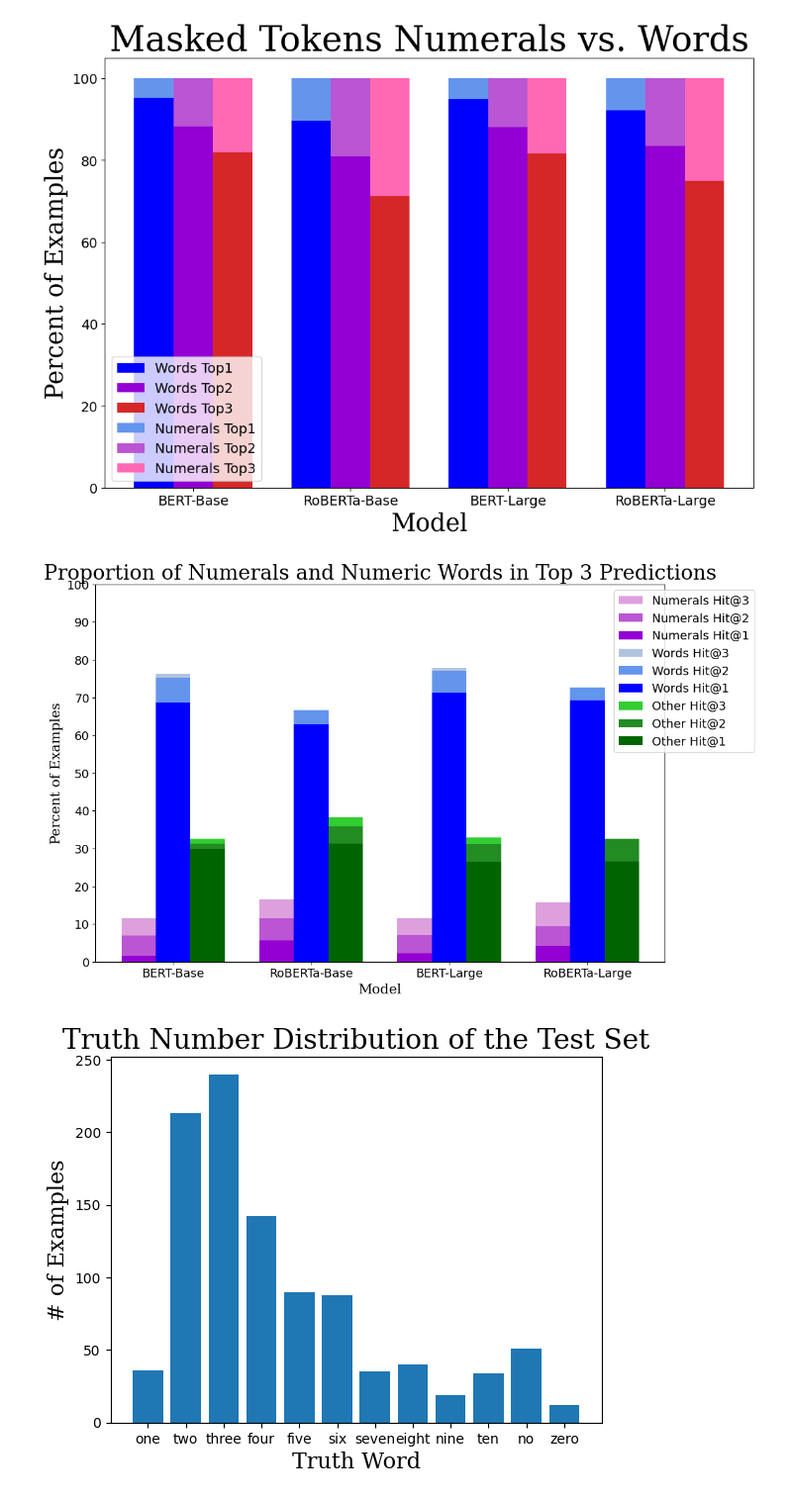
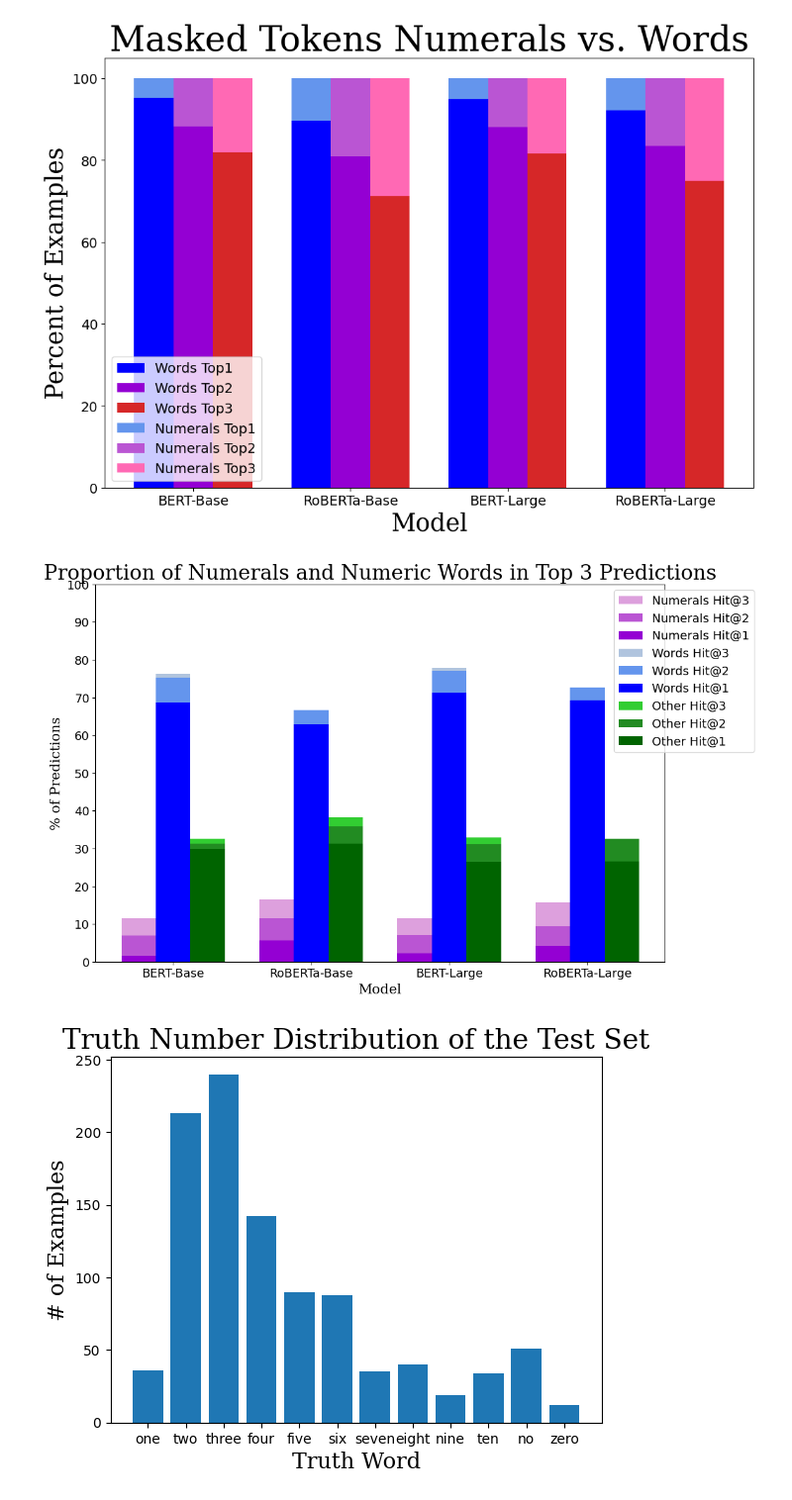
Before and after one commit to nfinkle/NumerSense, a Jupyter notebook: build_bar_graph.ipynb, the cells around one changed output. Shown at 99% size. Saved outputs shown, nothing was run; the diff lists cells and outputs as text; code cells hidden in the pictures.

```diff
--- a/build_bar_graph.ipynb
+++ b/build_bar_graph.ipynb
@@ -257,35 +257,35 @@ neg_bar_1 = plt.bar(br3, other_1, color=mcolors.CSS4_COLORS['darkgreen'], width=
 #     br3, other_2, color=mcolors.CSS4_COLORS['deeppink'], width=barWidth, label='Other Top2')
 # neg_bar_1 = plt.bar(
 #     br3, other_1, color=mcolors.CSS4_COLORS['mediumvioletred'], width=barWidth, label='Other Top1')
 
 
 group_names = ['BERT-Base', 'RoBERTa-Base', 'BERT-Large', 'RoBERTa-Large']
 ticks = [r + barWidth for r in range(len(numerals_1))]
 
 
 # Create a font dictionary using the font manager
 font_dict = {
     'family': 'serif',
     'size': 16,
     #     'fontname': fm.findfont('Garamond')
 }
 
 # Adding Xticks
 plt.xlabel('Model', **font_dict)
-plt.ylabel('% of Outputs', **font_dict)
+plt.ylabel('% of Predictions', **font_dict)
 plt.xticks(ticks, group_names, fontsize=14)
 plt.yticks(range(0, 110, 10), fontsize=14)
 font_dict = {
     'family': 'serif',
     'size': 24,
     #     'fontname': fm.findfont('Garamond')
 }
 
 plt.title("Proportion of Numerals and Numeric Words in Top 3 Predictions", **font_dict)
 plt.legend(fontsize=14, loc='upper left', bbox_to_anchor=(0.9, 1))
 plt.show()
 # %% [output]
-[figure, old version]
+[figure, new version]
 # %%
 import matplotlib.pyplot as plt
 
```
Also changed, not shown: parts of 1 cell of this notebook, 6 other files.
